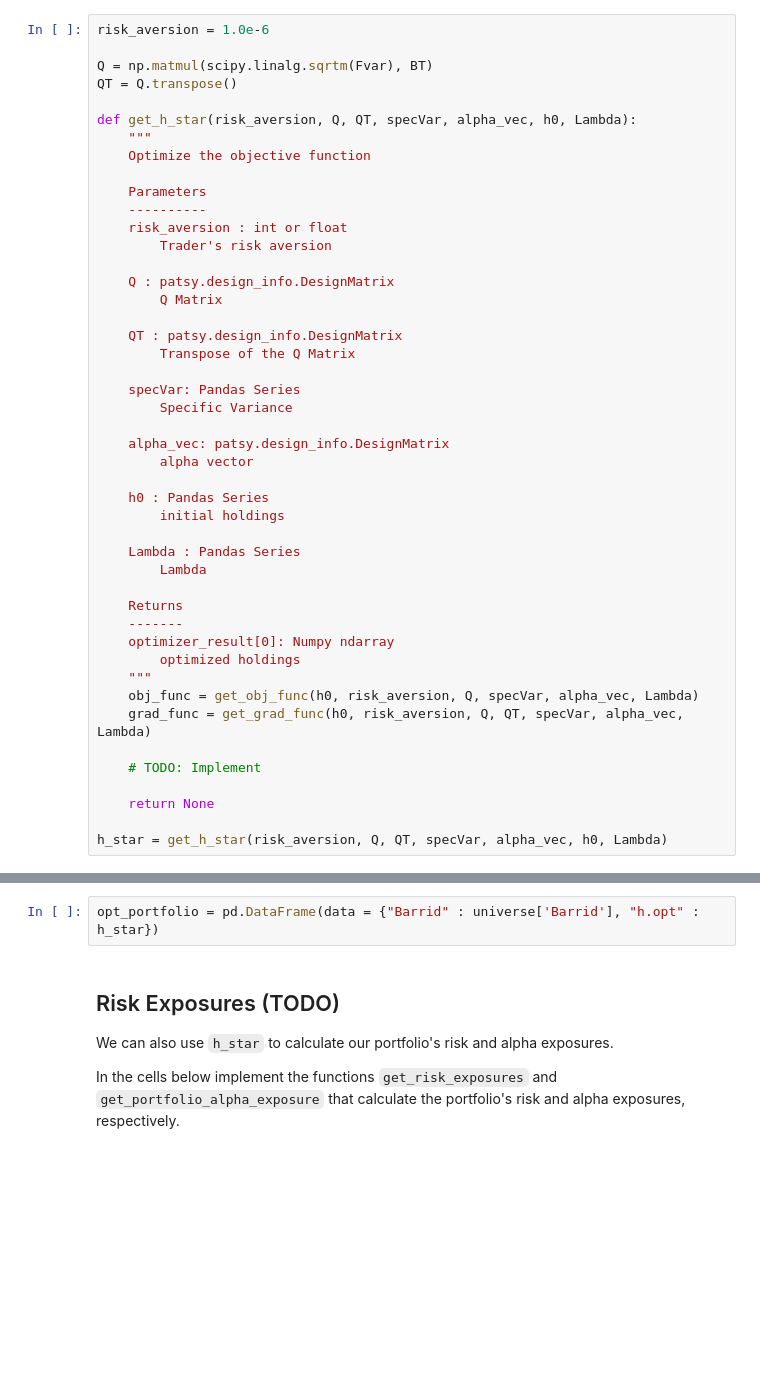
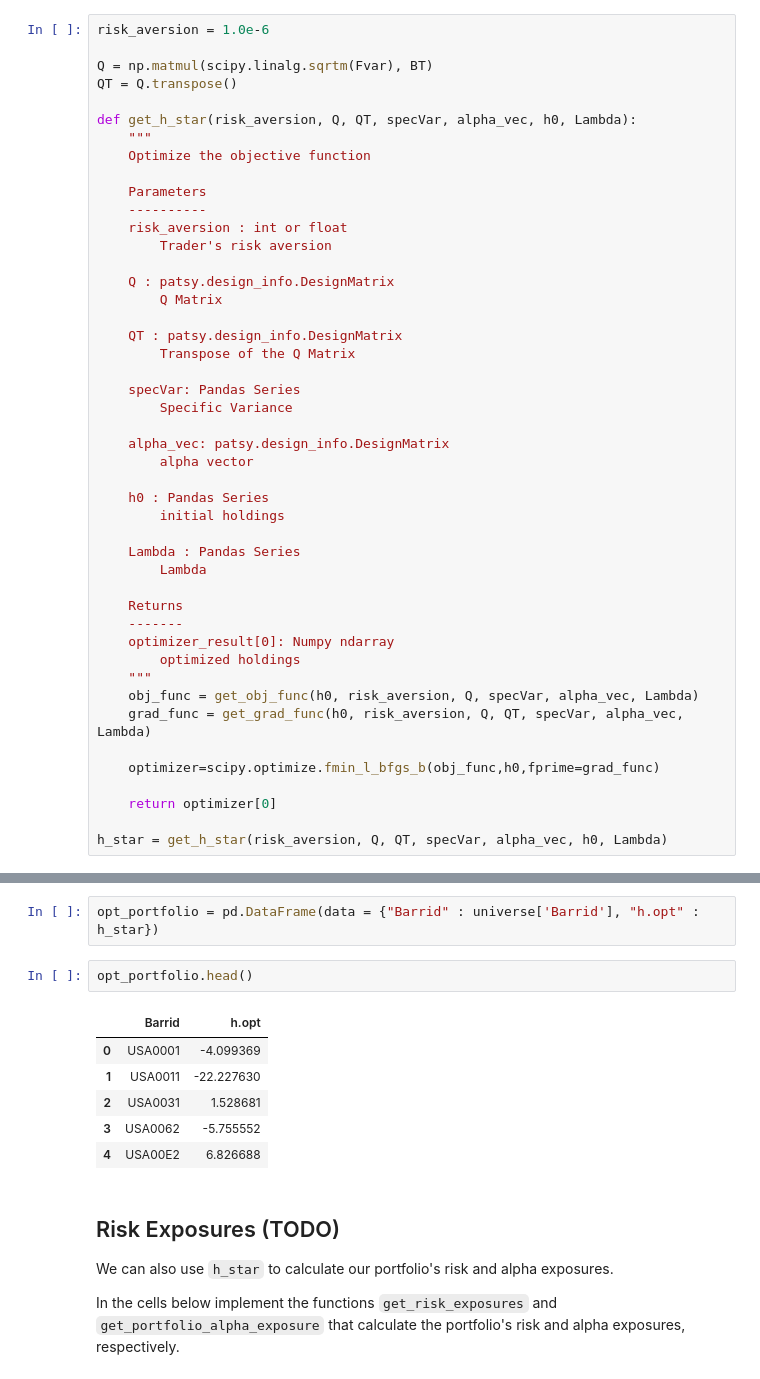
Before and after one commit to ardeshirsaadat/backtester, a Jupyter notebook: project_8_starter.ipynb, the cells around one changed output, grey strips where cells are left out. Cells and saved outputs as stored; diff of their text form; blank space fills up the shorter version.

Commit message:
Optimize initial portfolio

```diff
--- a/project_8_starter.ipynb
+++ b/project_8_starter.ipynb
@@ -566,15 +566,24 @@ def get_h_star(risk_aversion, Q, QT, specVar, alpha_vec, h0, Lambda):
     obj_func = get_obj_func(h0, risk_aversion, Q, specVar, alpha_vec, Lambda)
     grad_func = get_grad_func(h0, risk_aversion, Q, QT, specVar, alpha_vec, Lambda)
 
-    # TODO: Implement
+    optimizer=scipy.optimize.fmin_l_bfgs_b(obj_func,h0,fprime=grad_func)
 
-    return None
+    return optimizer[0]
 
 h_star = get_h_star(risk_aversion, Q, QT, specVar, alpha_vec, h0, Lambda)
 # %% [markdown]
 After we have optimized our objective function we can now use, `h_star` to create our optimal portfolio:
 # %%
 opt_portfolio = pd.DataFrame(data = {"Barrid" : universe['Barrid'], "h.opt" : h_star})
+# %%
+opt_portfolio.head()
+# %% [output]
+|  | Barrid | h.opt |
+| 0 | USA0001 | -4.099369 |
+| 1 | USA0011 | -22.227630 |
+| 2 | USA0031 | 1.528681 |
+| 3 | USA0062 | -5.755552 |
+| 4 | USA00E2 | 6.826688 |
 # %% [markdown]
 ## Risk Exposures (TODO)
 
```
Also changed, not shown: parts of 1 cell of this notebook.
